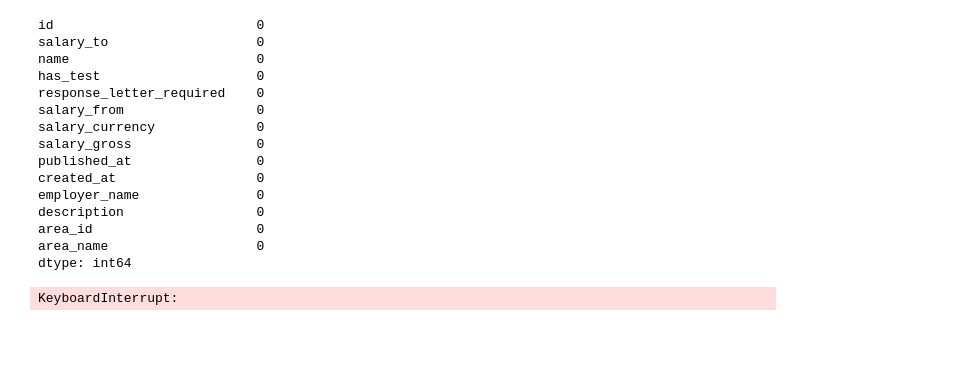
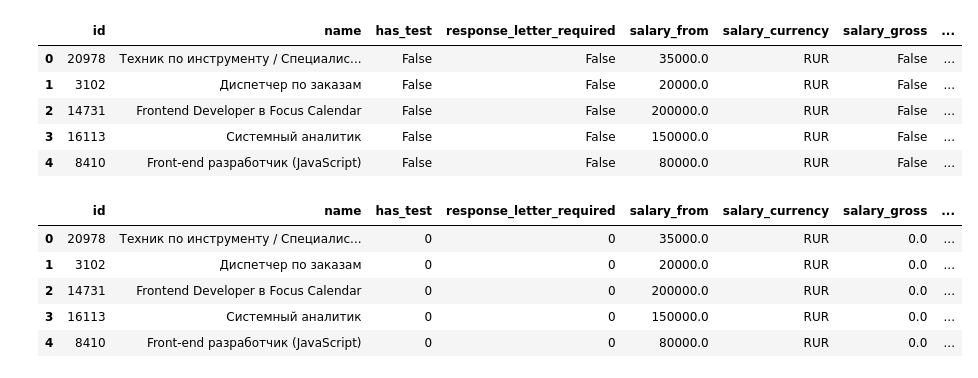
Before and after one commit to Ta3ikNSU/kaggle, a Jupyter notebook: kaggle.ipynb, the cells around one changed output. Saved outputs shown, nothing was run; the diff lists cells and outputs as text; code cells hidden in the pictures; blank space fills up the shorter version.

```diff
--- a/kaggle.ipynb
+++ b/kaggle.ipynb
@@ -2,56 +2,49 @@
 import pandas as pd
 import numpy as np
 # %%
+from datetime import datetime
+from pandas import Series
+
 df_train_X = pd.read_csv('resources/X_train.csv')
 df_test_X = pd.read_csv('resources/X_test.csv')
 df_train_Y = pd.read_csv('resources/y_train.csv')
 
 df = df_train_Y.merge(df_train_X)
 
 df['salary_from'] = df['salary_from'].fillna(0)
 df['salary_gross'] = df['salary_gross'].fillna(True)
 df['description'] = df['description'].fillna("")
-df.isnull().sum()
+
+def get_month(text: Series):
+    dt = datetime.strptime(text, '%Y-%m-%d %H:%M:%S+00')
+    return dt.month
+
+df['month'] = pd.DatetimeIndex(pd.to_datetime(df['created_at']).dt.date).month
+df_test_X['month'] = pd.DatetimeIndex(pd.to_datetime(df_test_X['created_at']).dt.date).month
+
+df_test_X.head()
 # %% [output]
-id                          0
-salary_to                   0
-name                        0
-has_test                    0
-response_letter_required    0
-salary_from                 0
-salary_currency             0
-salary_gross                0
-published_at                0
-created_at                  0
-employer_name               0
-description                 0
-area_id                     0
-area_name                   0
-dtype: int64
+|  | id | name | has_test | response_letter_required | salary_from | salary_currency | salary_gross | ... |
+| 0 | 20978 | Техник по инструменту / Специалис... | False | False | 35000.0 | RUR | False | ... |
+| 1 | 3102 | Диспетчер по заказам | False | False | 20000.0 | RUR | False | ... |
+| 2 | 14731 | Frontend Developer в Focus Calendar | False | False | 200000.0 | RUR | False | ... |
+| 3 | 16113 | Системный аналитик | False | False | 150000.0 | RUR | False | ... |
+| 4 | 8410 | Front-end разработчик (JavaScript) | False | False | 80000.0 | RUR | False | ... |
-# %%
-from transformers import BertTokenizer, BertModel
-import torch
-
-tokenizer = BertTokenizer.from_pretrained('bert-base-uncased')
-bert_model = BertModel.from_pretrained('bert-base-uncased')
-
-
-# Функция для векторизации текста с использованием BERT
-def get_bert_vectors(text):
-    tokens = tokenizer(text, return_tensors='pt', padding=True, truncation=True)
-    with torch.no_grad():
-        outputs = bert_model(**tokens)
-    return outputs.last_hidden_state.mean(dim=1).squeeze().numpy()
-
-
-df['description_vectors'] = df['description'].apply(get_bert_vectors)
-
-# Создание отдельных столбцов для каждой компоненты вектора
-df[['vector_dim_' + str(i) for i in range(df['description_vectors'][0].shape[0])]] = pd.DataFrame(
-    df['description_vectors'].to_list(), index=df.index)
-
-# Удаление столбца с векторами текста
-df = df.drop('description_vectors', axis=1)
-# %% [output]
-KeyboardInterrupt:
+# %%
+df['has_test'] = df['has_test'].replace({False: 0, True: 1})
+df['response_letter_required'] = df['response_letter_required'].replace({False: 0, True: 1})
+df['salary_gross'] = df['salary_gross'].replace({False: 0, True: 1})
+
+df_test_X['has_test'] = df_test_X['has_test'].replace({False: 0, True: 1})
+df_test_X['response_letter_required'] = df_test_X['response_letter_required'].replace({False: 0, True: 1})
+df_test_X['salary_gross'] = df_test_X['salary_gross'].replace({False: 0, True: 1})
+
+df_test_X.head()
+# %% [output]
+|  | id | name | has_test | response_letter_required | salary_from | salary_currency | salary_gross | ... |
+| 0 | 20978 | Техник по инструменту / Специалис... | 0 | 0 | 35000.0 | RUR | 0.0 | ... |
+| 1 | 3102 | Диспетчер по заказам | 0 | 0 | 20000.0 | RUR | 0.0 | ... |
+| 2 | 14731 | Frontend Developer в Focus Calendar | 0 | 0 | 200000.0 | RUR | 0.0 | ... |
+| 3 | 16113 | Системный аналитик | 0 | 0 | 150000.0 | RUR | 0.0 | ... |
+| 4 | 8410 | Front-end разработчик (JavaScript) | 0 | 0 | 80000.0 | RUR | 0.0 | ... |
 # %%
```
Also changed, not shown: parts of 8 cells of this notebook, 6 other files.
